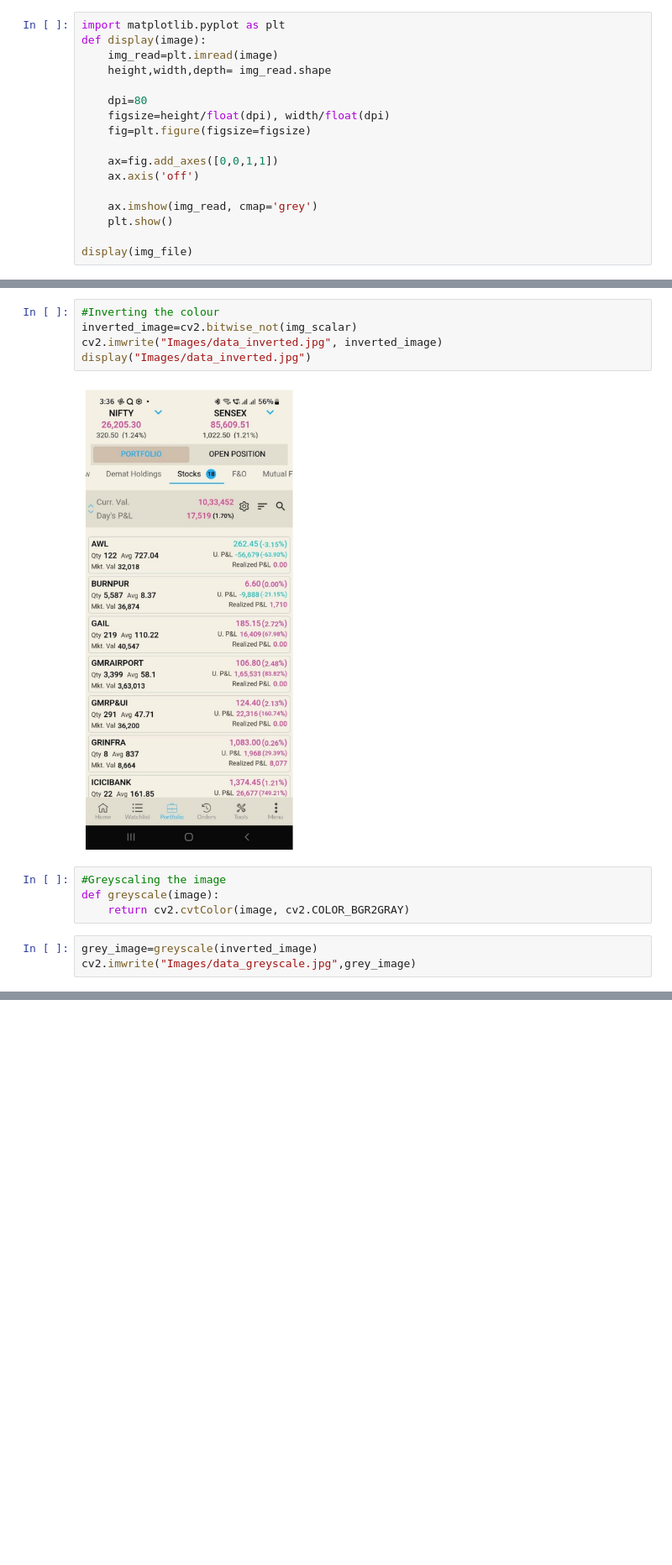
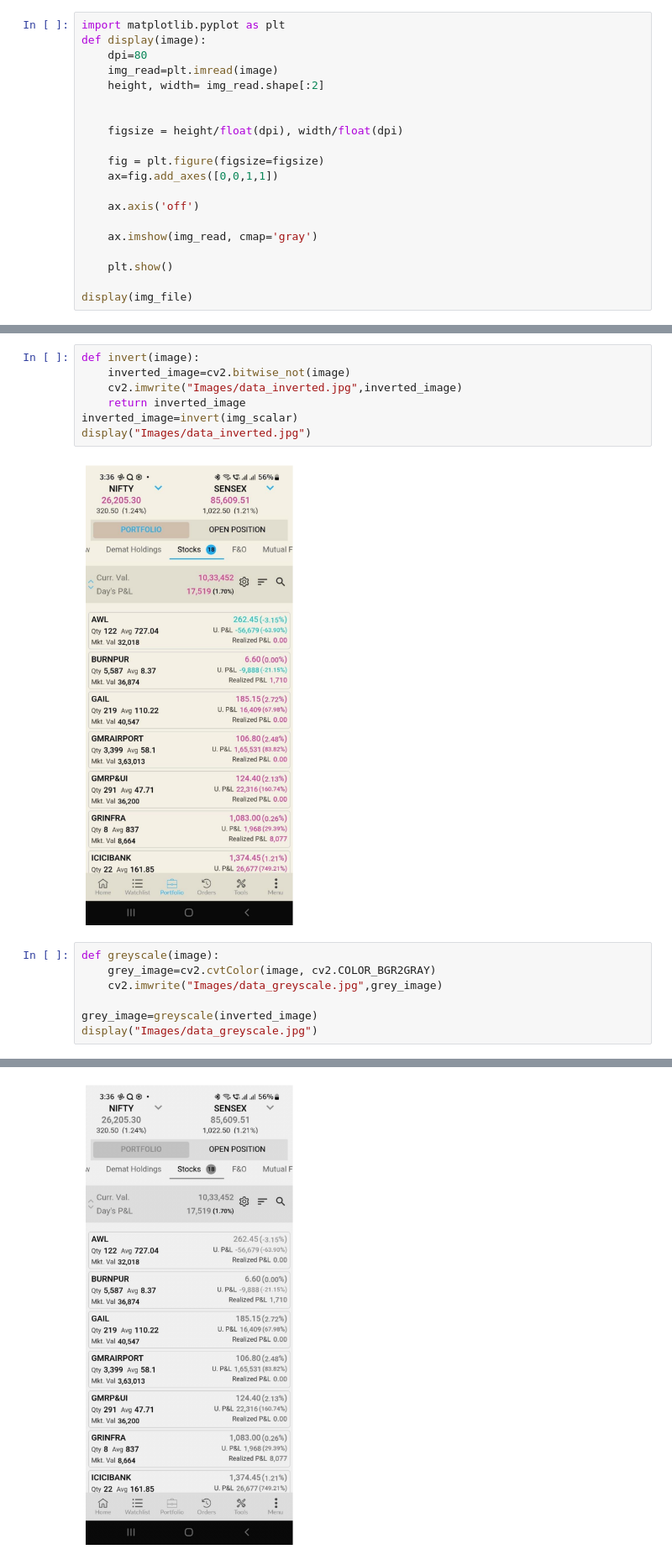
Before and after one commit to aakumar77/Optical-Character-Recognition, a Jupyter notebook: opencv.ipynb, the cells around one changed output, grey strips where cells are left out. Shown at 84% size. Drawn from its saved outputs; the diff is of its cells as text; blank space fills up the shorter version.

Commit message:
got the greyscale working

```diff
--- a/opencv.ipynb
+++ b/opencv.ipynb
@@ -7,34 +7,39 @@ img_scalar =cv2.imread(img_file)
 # %%
 import matplotlib.pyplot as plt
 def display(image):
+    dpi=80
     img_read=plt.imread(image)
-    height,width,depth= img_read.shape
+    height, width= img_read.shape[:2]
 
-    dpi=80
-    figsize=height/float(dpi), width/float(dpi)
-    fig=plt.figure(figsize=figsize)
 
+    figsize = height/float(dpi), width/float(dpi)
+
+    fig = plt.figure(figsize=figsize)
     ax=fig.add_axes([0,0,1,1])
+
     ax.axis('off')
 
-    ax.imshow(img_read, cmap='grey')
+    ax.imshow(img_read, cmap='gray')
+
     plt.show()
 
 display(img_file)
 # %% [output]
 [figure]
 # %%
-#Inverting the colour
-inverted_image=cv2.bitwise_not(img_scalar)
-cv2.imwrite("Images/data_inverted.jpg", inverted_image)
+def invert(image):
+    inverted_image=cv2.bitwise_not(image)
+    cv2.imwrite("Images/data_inverted.jpg",inverted_image)
+    return inverted_image
+inverted_image=invert(img_scalar)
 display("Images/data_inverted.jpg")
 # %% [output]
 [figure]
-# %%
-#Greyscaling the image
-def greyscale(image):
-    return cv2.cvtColor(image, cv2.COLOR_BGR2GRAY)
 # %%
+def greyscale(image):
+    grey_image=cv2.cvtColor(image, cv2.COLOR_BGR2GRAY)
+    cv2.imwrite("Images/data_greyscale.jpg",grey_image)
+
 grey_image=greyscale(inverted_image)
-cv2.imwrite("Images/data_greyscale.jpg",grey_image)
+display("Images/data_greyscale.jpg")
 # %% [output]
@@ -41,0 +46 @@ True
+[figure, added]
```
Also changed, not shown: parts of 2 cells of this notebook.
